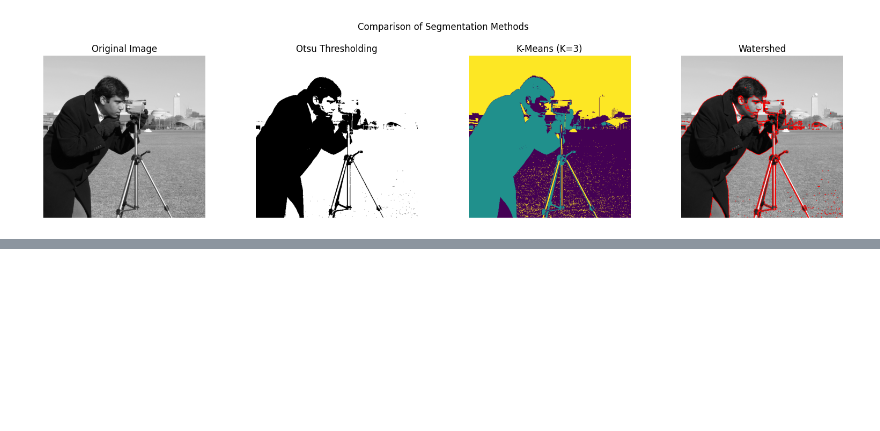
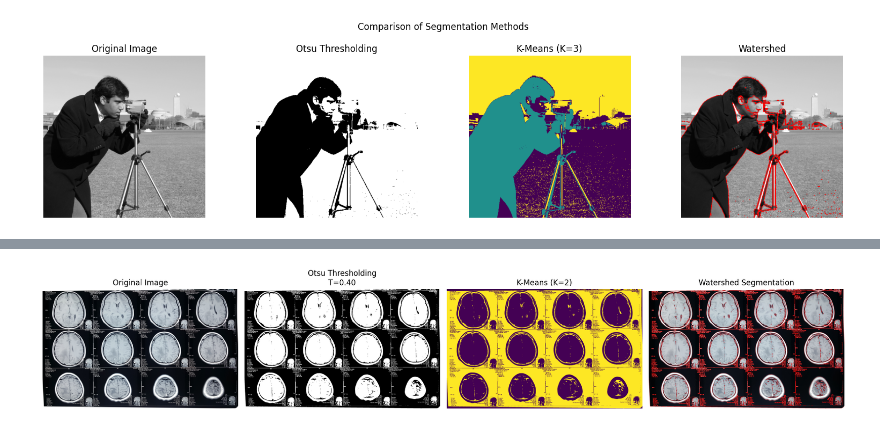
Before and after one commit to AlyScripter/2025_pengolahan_citra_TI-2C, a Jupyter notebook: Jobsheet_04.ipynb, the cells around one changed output, grey strips where cells are left out. Drawn from its saved outputs; the diff is of its cells as text; code cells hidden in the pictures; blank space fills up the shorter version.

```diff
--- a/Jobsheet_04.ipynb
+++ b/Jobsheet_04.ipynb
@@ -281,0 +332,64 @@ plt.show()
+# %%
+import matplotlib.pyplot as plt
+from skimage import io, filters, segmentation, color
+from skimage import img_as_float
+from sklearn.cluster import KMeans
+import numpy as np
+import warnings
+from skimage.color import rgb2gray
+
+# 1. Memuat citra
+image = io.imread('https://drive.google.com/uc?export=download&id=1a3_QC6Osm1EvUATQmBTKUrhAuQ-Sw7L_')
+image_float = img_as_float(image)
+
+# Konversi ke grayscale untuk thresholding Otsu
+gray_image = rgb2gray(image)
+
+# 2. Segmentasi Menggunakan Otsu Thresholding
+thresh_otsu = filters.threshold_otsu(gray_image)
+binary_otsu = gray_image > thresh_otsu
+
+# 3. Segmentasi Menggunakan K-Means
+rows, cols, dims = image.shape
+image_flat = image.reshape(rows * cols, dims)
+n_clusters = 2
+
+kmeans = KMeans(n_clusters=n_clusters, random_state=0, n_init=10)
+with warnings.catch_warnings():
+    warnings.simplefilter("ignore")
+    pixel_labels = kmeans.fit_predict(image_flat)
+
+segmented_kmeans = pixel_labels.reshape(rows, cols)
+
+# # 4. Segmentasi Menggunakan Watershed
+elevation_map = filters.sobel(gray_image)
+markers = np.zeros_like(gray_image, dtype=int) # Changed to int
+markers[gray_image < thresh_otsu] = 1
+markers[gray_image > thresh_otsu] = 2
+segmentation_watershed = segmentation.watershed(elevation_map, markers)
+
+# 5. Visualisasi hasil segmentasi
+fig, axes = plt.subplots(1, 4, figsize=(18, 6))
+ax = axes.ravel()
+
+ax[0].imshow(image)
+ax[0].set_title('Original Image')
+ax[0].axis('off')
+
+ax[1].imshow(binary_otsu.astype(float), cmap='gray')
+ax[1].set_title(f'Otsu Thresholding\nT={thresh_otsu:.2f}')
+ax[1].axis('off')
+
+ax[2].imshow(segmented_kmeans, cmap='viridis')
+ax[2].set_title(f'K-Means (K={n_clusters})')
+ax[2].axis('off')
+
+segmented_watershed_colored = segmentation.mark_boundaries(image, segmentation_watershed, color=(1, 0, 0))
+ax[3].imshow(segmented_watershed_colored)
+ax[3].set_title('Watershed Segmentation')
+ax[3].axis('off')
+
+plt.tight_layout()
+plt.show()
+# %% [output]
+[figure, added]
```
Also changed, not shown: parts of 2 cells of this notebook.
